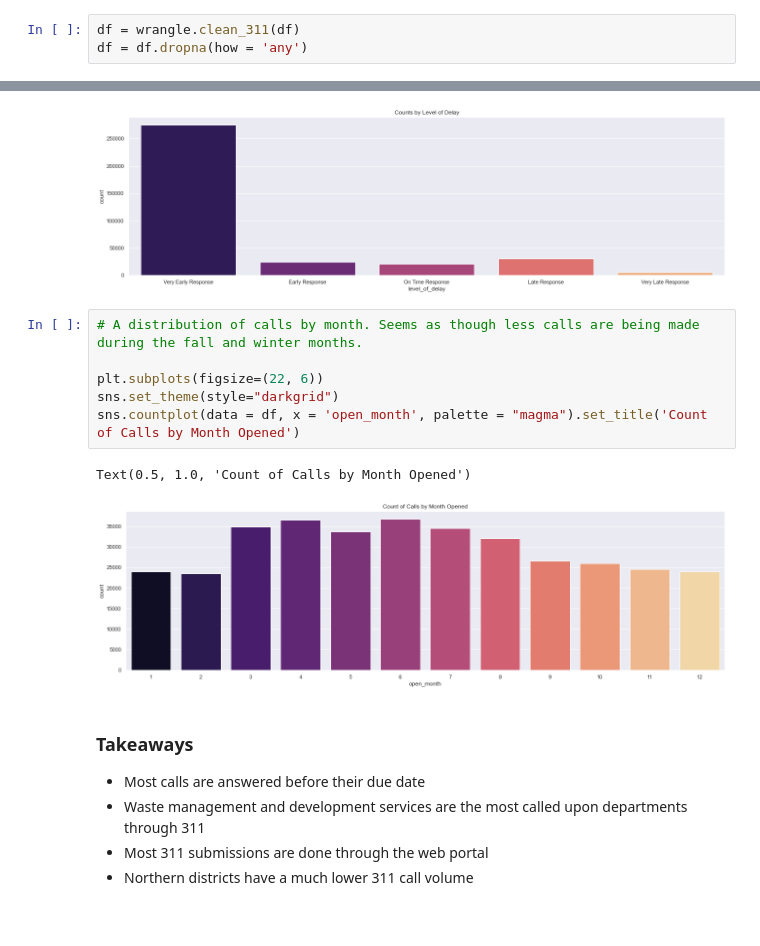
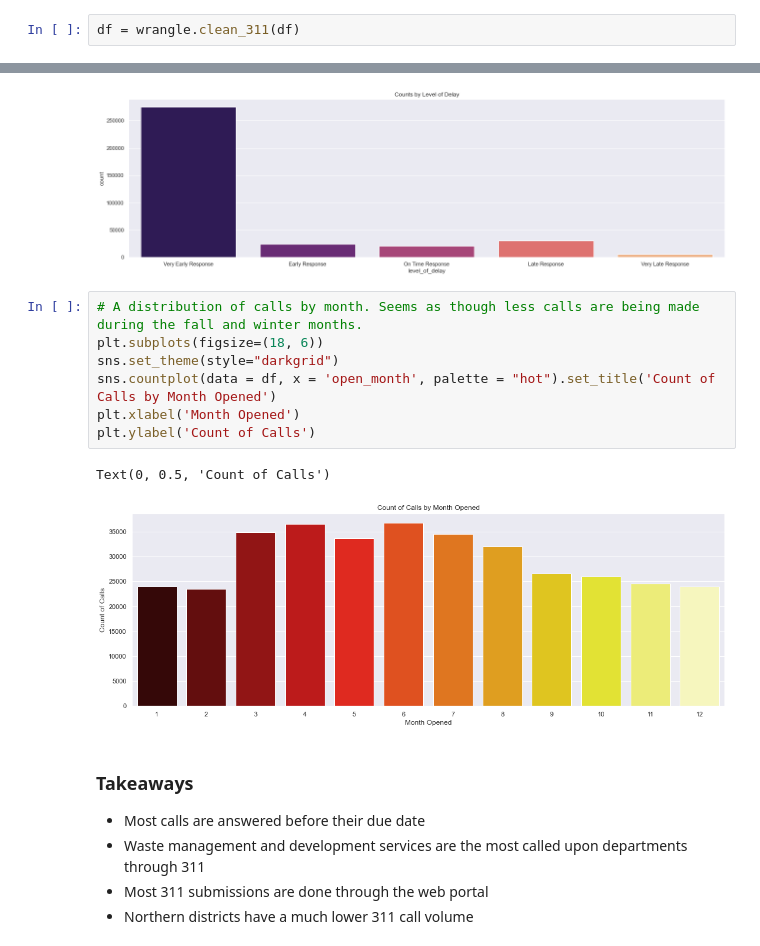
Before and after one commit to 3-1-1-Codeup/project, a Jupyter notebook: workbooks/sam/Iteration_2/sams_it2.ipynb, the cells around one changed output, grey strips where cells are left out. Saved outputs shown, nothing was run; the diff lists cells and outputs as text; blank space fills up the shorter version.

Commit message:
visualizations

```diff
--- a/workbooks/sam/Iteration_2/sams_it2.ipynb
+++ b/workbooks/sam/Iteration_2/sams_it2.ipynb
@@ -21,7 +21,6 @@ df = pd.read_csv('service_calls.csv')
 ## Preparing the data
 # %%
 df = wrangle.clean_311(df)
-df = df.dropna(how = 'any')
 # %%
 # Previewing the data
 
@@ -113,13 +112,14 @@ Text(0.5, 1.0, 'Counts by Level of Delay')
 [figure]
 # %%
 # A distribution of calls by month. Seems as though less calls are being made during the fall and winter months.
-
-plt.subplots(figsize=(22, 6))
+plt.subplots(figsize=(18, 6))
 sns.set_theme(style="darkgrid")
-sns.countplot(data = df, x = 'open_month', palette = "magma").set_title('Count of Calls by Month Opened')
+sns.countplot(data = df, x = 'open_month', palette = "hot").set_title('Count of Calls by Month Opened')
+plt.xlabel('Month Opened')
+plt.ylabel('Count of Calls')
 # %% [output]
-Text(0.5, 1.0, 'Count of Calls by Month Opened')
+Text(0, 0.5, 'Count of Calls')
-[figure, old version]
+[figure, new version]
 # %% [markdown]
 ### Takeaways
 - Most calls are answered before their due date
```
Also changed, not shown: parts of 51 cells of this notebook, 1 other file.
